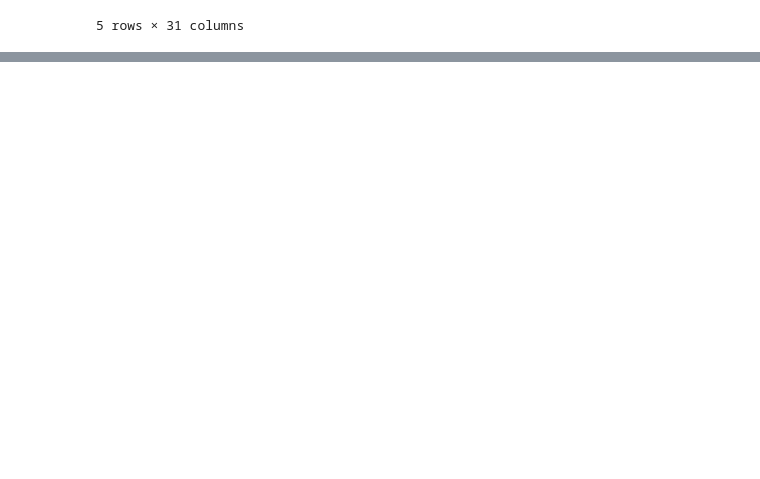
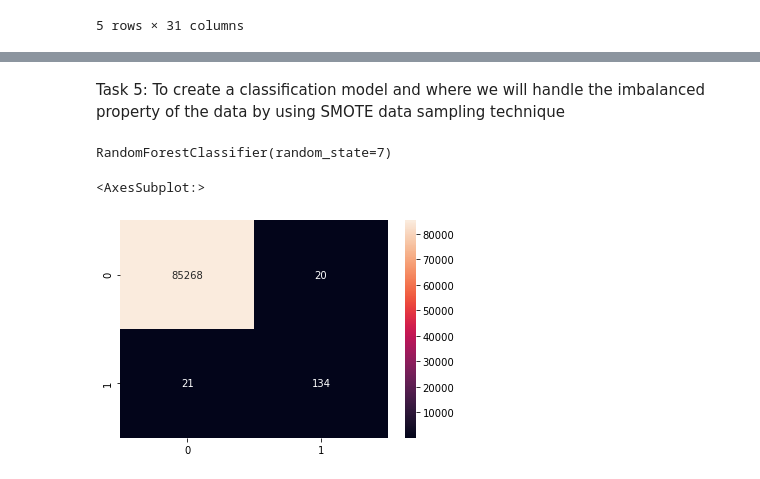
Before and after one commit to baroncurtin2/credit-card-fraud-detection, a Jupyter notebook: imbalanced_dataset.ipynb, the cells around one changed output, grey strips where cells are left out. Drawn from its saved outputs; the diff is of its cells as text; code cells hidden in the pictures; blank space fills up the shorter version.

```diff
--- a/imbalanced_dataset.ipynb
+++ b/imbalanced_dataset.ipynb
@@ -35,0 +107,12 @@ data.head()
+# %%
+# split data into training and test set
+from sklearn.model_selection import train_test_split
+
+X_train, X_test, y_train, y_test = train_test_split(X, y, test_size=.3, random_state=7)
+# %%
+# create random forest model
+
+from sklearn.ensemble import RandomForestClassifier
+
+rf = RandomForestClassifier(random_state=7)
+rf.fit(X_train, y_train)
@@ -35,0 +146,25 @@ data.head()
+# %% [markdown]
+Task 5: To create a classification model and where we will handle the imbalanced property of the data by using SMOTE
+data sampling technique
+# %%
+# resample original data using SMOTE
+
+from imblearn.over_sampling import SMOTE
+
+smote = SMOTE(random_state=7)
+X_smote, y_smote = smote.fit_resample(X_train, y_train)
+# %%
+# train a random forest on SMOTE data
+
+rf_smote = RandomForestClassifier(random_state=7)
+rf_smote.fit(X_smote, y_smote)
+# %% [output]
+RandomForestClassifier(random_state=7)
+# %%
+# prediction the classes on test data using model built on SMOTE and plot confusion matrix
+y_hat_smote = rf_smote.predict(X_test)
+
+sns.heatmap(confusion_matrix(y_test, y_hat_smote), annot=True, fmt='0.0f')
+# %% [output]
+<AxesSubplot:>
+[figure, added]
```
Also changed, not shown: parts of 21 cells of this notebook.
